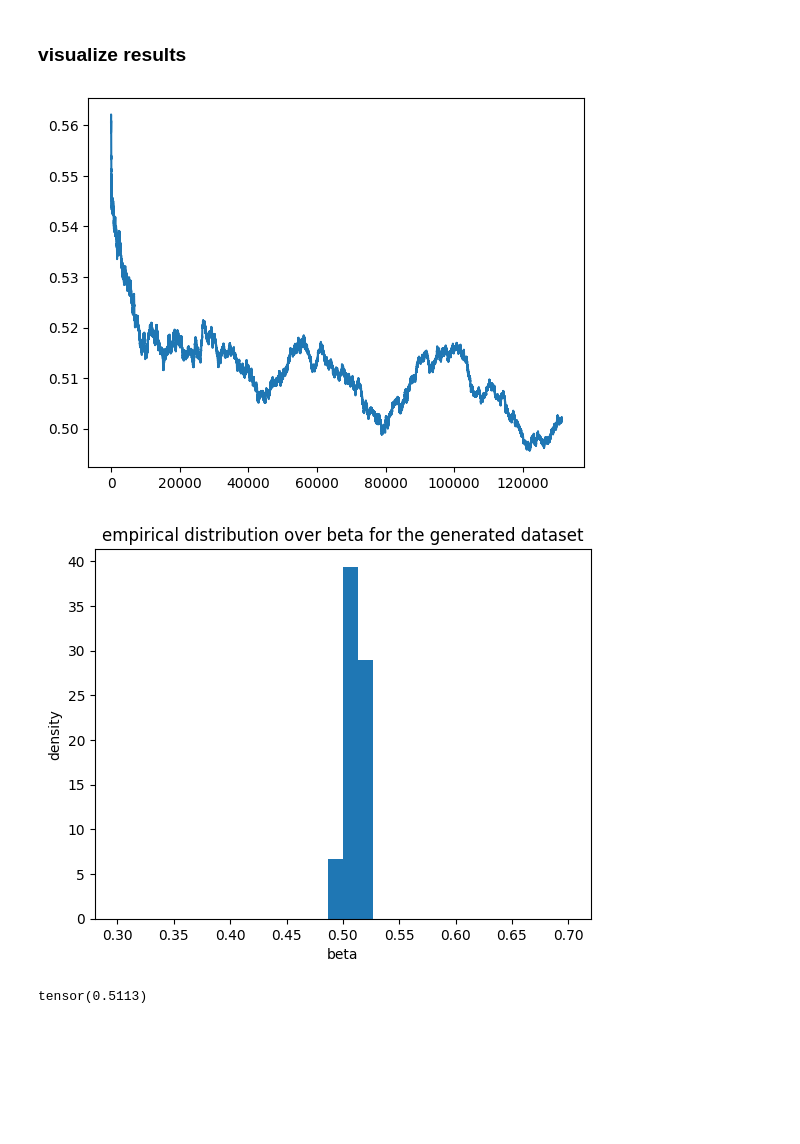
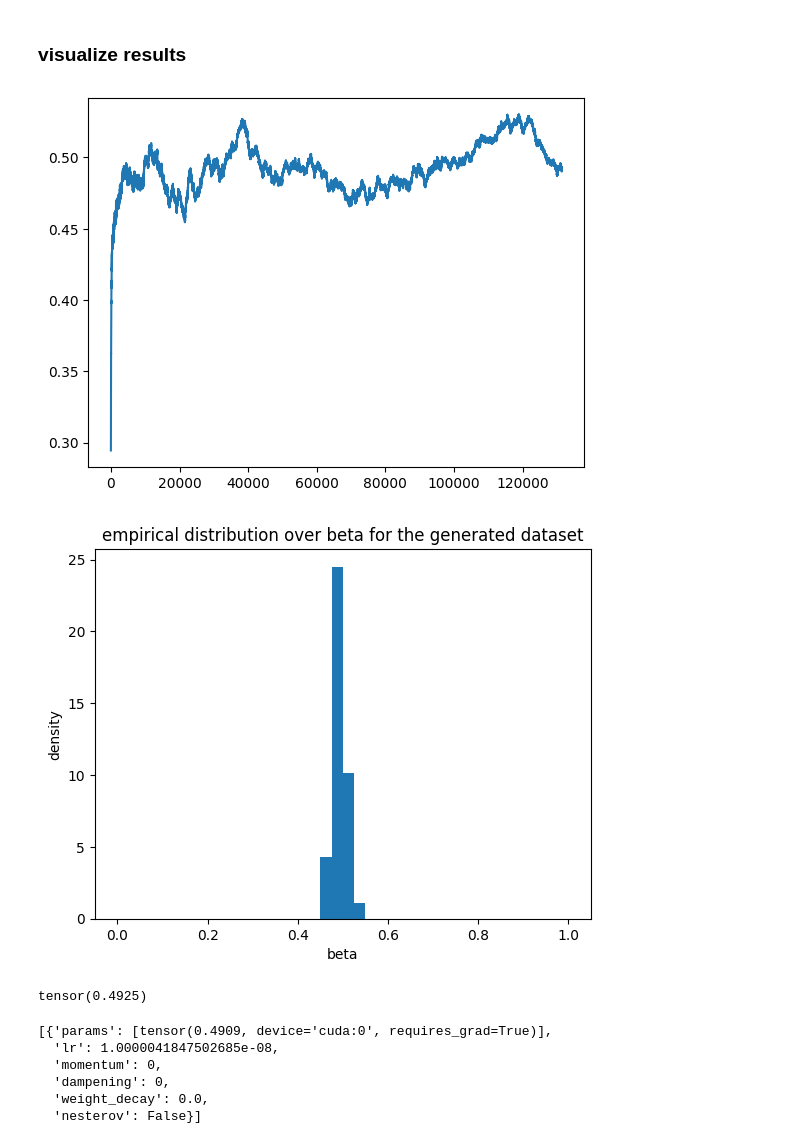
Before and after one commit to JanSchering/Thesis, a Jupyter notebook: si_model/SI_Experiment4.ipynb, the cells around one changed output. Cells and saved outputs as stored; diff of their text form; code cells hidden in the pictures; blank space fills up the shorter version.

```diff
--- a/si_model/SI_Experiment4.ipynb
+++ b/si_model/SI_Experiment4.ipynb
@@ -510,16 +510,18 @@ class LangevinDynamics(object):
 # %% [markdown]
 ### define the training loop
 # %%
+import math
+
 beta = uniform.Uniform(t.tensor(0.), t.tensor(1.)).sample()
 beta = beta.cuda()
 beta.requires_grad_()
-epochs = 1_000
+epochs = 600
 
 langevin_dynamics = LangevinDynamics(
     beta,
     lr=1e-6,
-    lr_final=1e-9,
-    max_itr=120_000,
+    lr_final=1e-8,
+    max_itr=math.ceil(len(training_data) / training_loader.batch_size) * epochs ,
 )
 
 def train_loop(dataloader, optimizer):
@@ -557,14 +559,23 @@ Done!
 plt.plot(np.arange(len(betas)), t.tensor(betas))
 plt.show()
 # %% [output]
-[figure, old version]
+[figure, new version]
 # %%
-plt.hist(betas[10_000:], density=True, range=(0.3,0.7), bins=30)
+plt.hist(betas[10_000:], density=True, range=(0.,1.), bins=40)
 plt.title("empirical distribution over beta for the generated dataset")
 plt.xlabel("beta")
 plt.ylabel("density")
 plt.show()
 print(t.mean(t.tensor(betas)))
 # %% [output]
-[figure, old version]
+[figure, new version]
-tensor(0.5113)
+tensor(0.4925)
+# %%
+langevin_dynamics.optim.param_groups
+# %% [output]
+[{'params': [tensor(0.4909, device='cuda:0', requires_grad=True)],
+  'lr': 1.0000041847502685e-08,
+  'momentum': 0,
+  'dampening': 0,
+  'weight_decay': 0.0,
+  'nesterov': False}]
```
